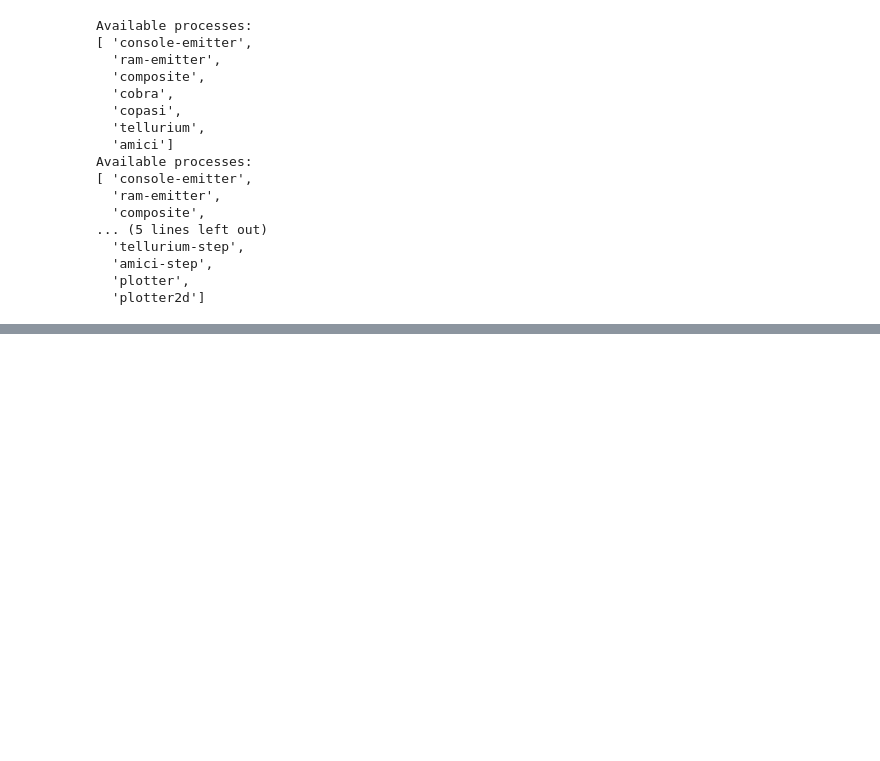
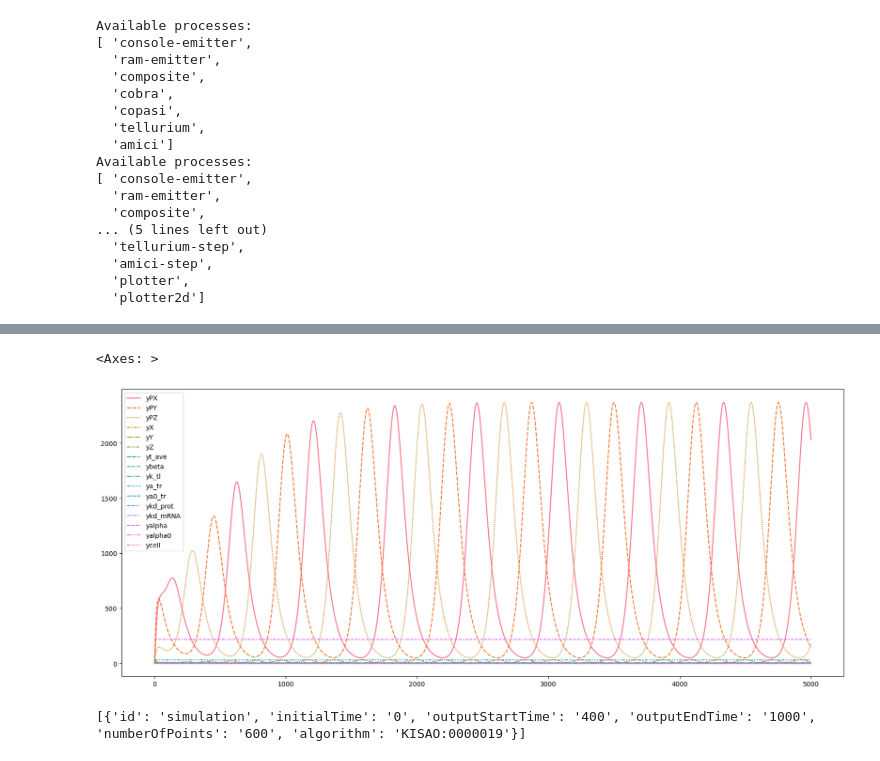
Before and after one commit to vivarium-collective/biosimulator-processes, a Jupyter notebook: test_suite/test.ipynb, the cells around one changed output, grey strips where cells are left out. Saved outputs shown, nothing was run; the diff lists cells and outputs as text; code cells hidden in the pictures; blank space fills up the shorter version.

Commit message:
feat: added method for extracting utc data from sedml file

```diff
--- a/test_suite/test.ipynb
+++ b/test_suite/test.ipynb
@@ -42,5 +42,5 @@ amici_process_config = {
     'time_config': {'step_size': 0.2, 'duration': 1000, 'num_steps': 5001}
 }
 # %%
-amici_process = AmiciProcess(config=amici_process_config)
+amici_process = AmiciUTC(config=amici_process_config)
 # %% [output]
@@ -55,2 +55,2 @@ amici_process = AmiciProcess(config=amici_process_config)
 # %%
-amici_process.update({})
+results = amici_process.update()
@@ -56,0 +77,14 @@ amici_process.update({})
+# %%
+plot_utc_outputs(results, simulator_name='Amici')
+# %% [output]
+<Axes: >
+[figure, added]
+# %%
+
+
+# Example usage:
+file_path = os.path.join(omex_dirpath, 'simulation.sedml')
+time_course_data = extract_uniform_time_course(file_path)
+print(time_course_data)
+# %% [output]
+[{'id': 'simulation', 'initialTime': '0', 'outputStartTime': '400', 'outputEndTime': '1000', 'numberOfPoints': '600', 'algorithm': 'KISAO:0000019'}]
```
Also changed, not shown: parts of 2 cells of this notebook, 2 other files.
